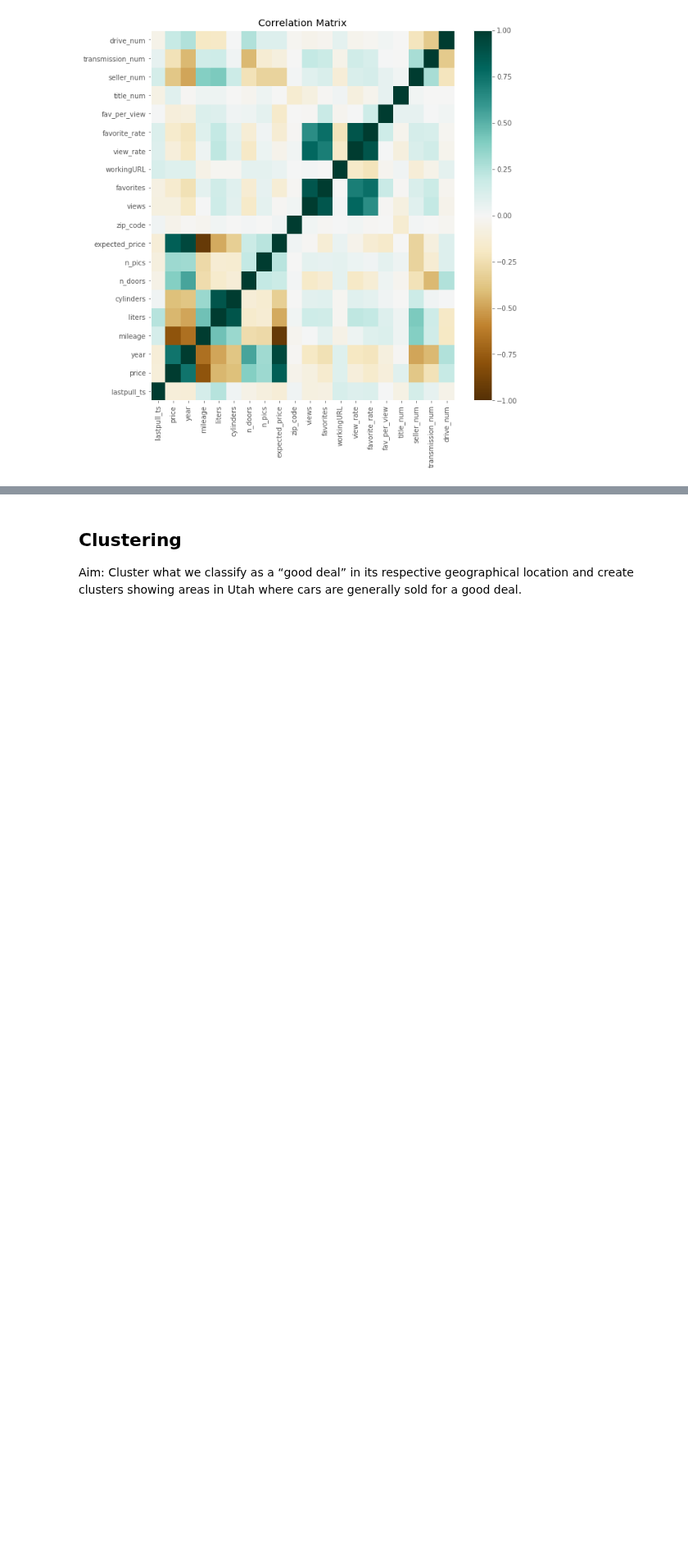
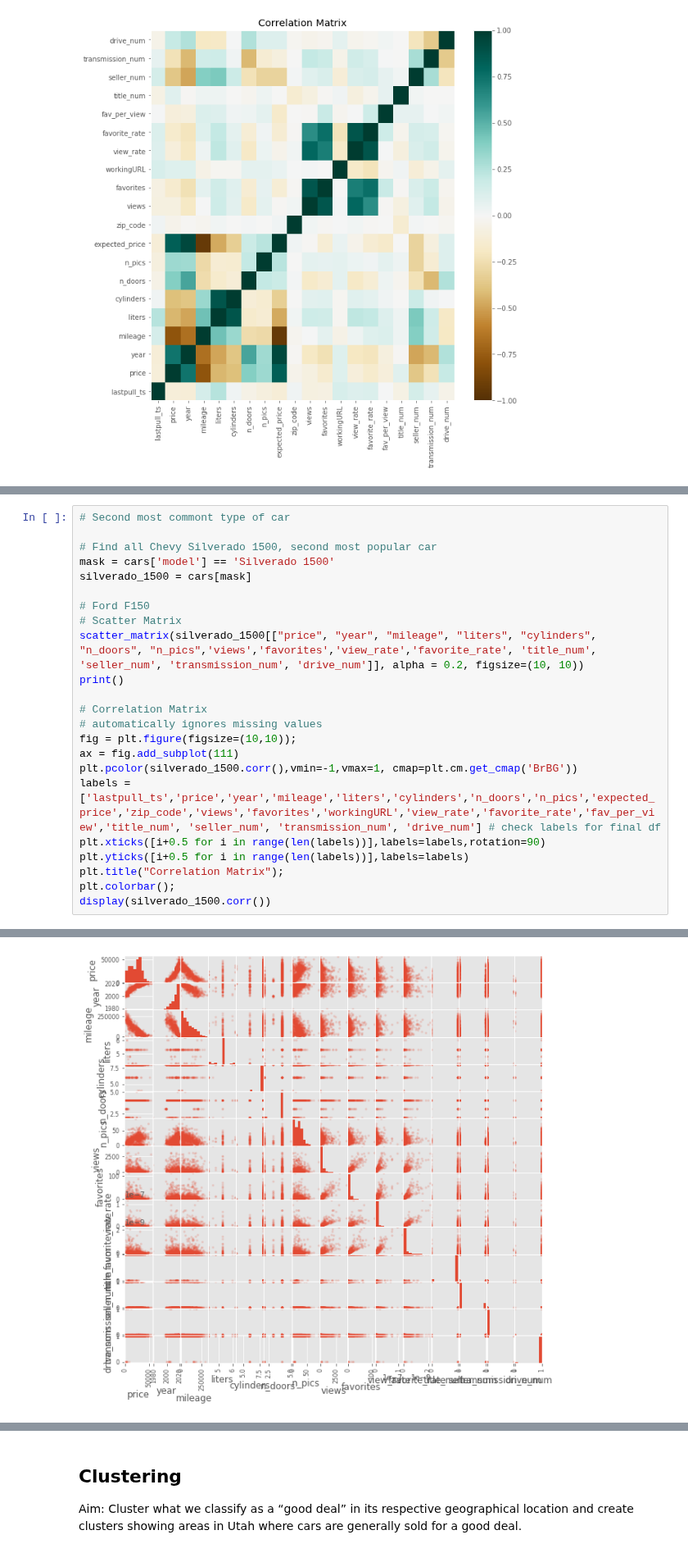
Before and after one commit to taylorch626/automodeals, a Jupyter notebook: Data_Exploration_Analysis.ipynb, the cells around one changed output, grey strips where cells are left out. Shown at 82% size. Drawn from its saved outputs; the diff is of its cells as text; blank space fills up the shorter version.

```diff
--- a/Data_Exploration_Analysis.ipynb
+++ b/Data_Exploration_Analysis.ipynb
@@ -515,0 +513,24 @@ strong multicollinearity or other numerical problems.
+# %%
+# Second most commont type of car
+
+# Find all Chevy Silverado 1500, second most popular car
+mask = cars['model'] == 'Silverado 1500'
+silverado_1500 = cars[mask]
+
+# Ford F150
+# Scatter Matrix
+scatter_matrix(silverado_1500[["price", "year", "mileage", "liters", "cylinders", "n_doors", "n_pics",'views','favorites','view_rate','favorite_rate', 'title_num', 'seller_num', 'transmission_num', 'drive_num']], alpha = 0.2, figsize=(10, 10))
+print()
+
+# Correlation Matrix
+# automatically ignores missing values
+fig = plt.figure(figsize=(10,10));
+ax = fig.add_subplot(111)
+plt.pcolor(silverado_1500.corr(),vmin=-1,vmax=1, cmap=plt.cm.get_cmap('BrBG'))
+labels = ['lastpull_ts','price','year','mileage','liters','cylinders','n_doors','n_pics','expected_price','zip_code','views','favorites','workingURL','view_rate','favorite_rate','fav_per_view','title_num', 'seller_num', 'transmission_num', 'drive_num'] # check labels for final df
+plt.xticks([i+0.5 for i in range(len(labels))],labels=labels,rotation=90)
+plt.yticks([i+0.5 for i in range(len(labels))],labels=labels)
+plt.title("Correlation Matrix");
+plt.colorbar();
+display(silverado_1500.corr())
+# %% [output]
@@ -515,0 +554 @@ strong multicollinearity or other numerical problems.
+[figure, added]
```
Also changed, not shown: parts of 6 cells of this notebook.
